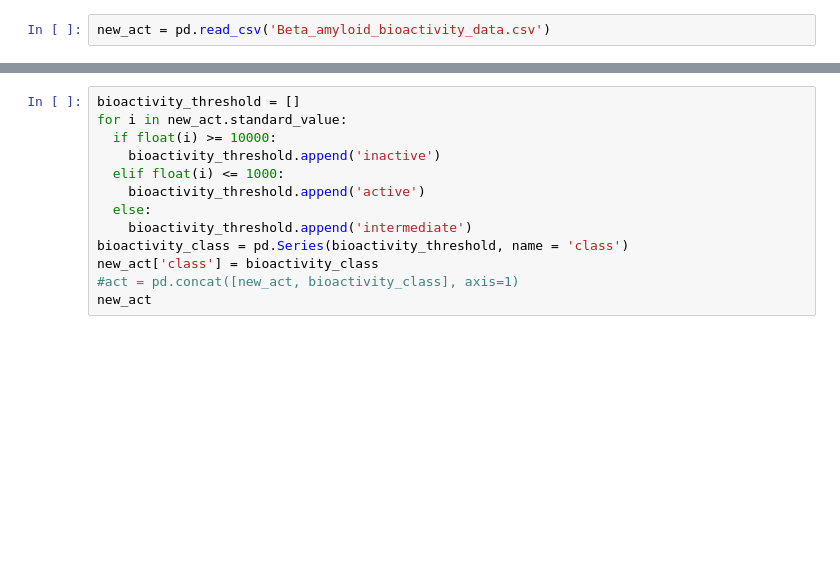
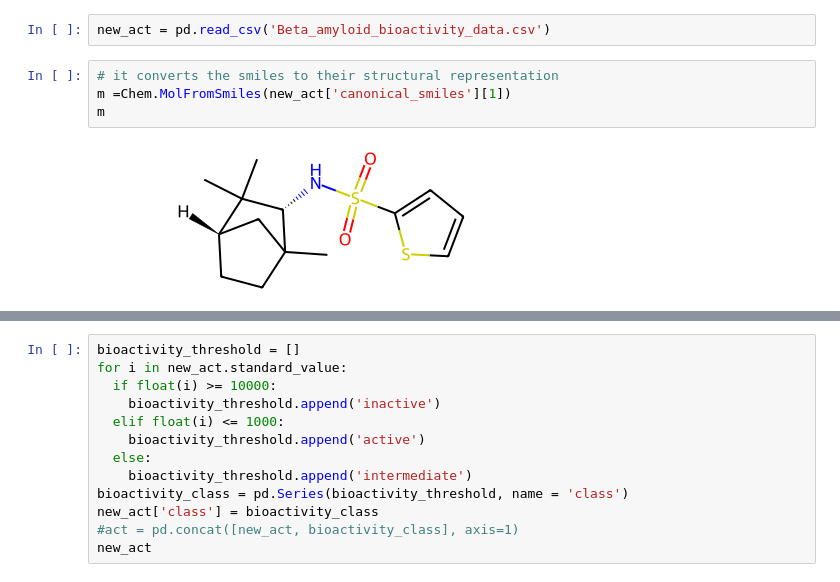
Before and after one commit to YIBOWAN200168/Colab, a Jupyter notebook: 5005PRE.ipynb, the cells around one changed output, grey strips where cells are left out. Drawn from its saved outputs; the diff is of its cells as text; blank space fills up the shorter version.

```diff
--- a/5005PRE.ipynb
+++ b/5005PRE.ipynb
@@ -144,3 +142,9 @@ new_act
 new_act.to_csv('Beta_amyloid_bioactivity_data.csv', index=False)
 # %%
 new_act = pd.read_csv('Beta_amyloid_bioactivity_data.csv')
+# %%
+# it converts the smiles to their structural representation
+m =Chem.MolFromSmiles(new_act['canonical_smiles'][1])
+m
+# %% [output]
+[figure, added]
```
Also changed, not shown: parts of 26 cells of this notebook.
